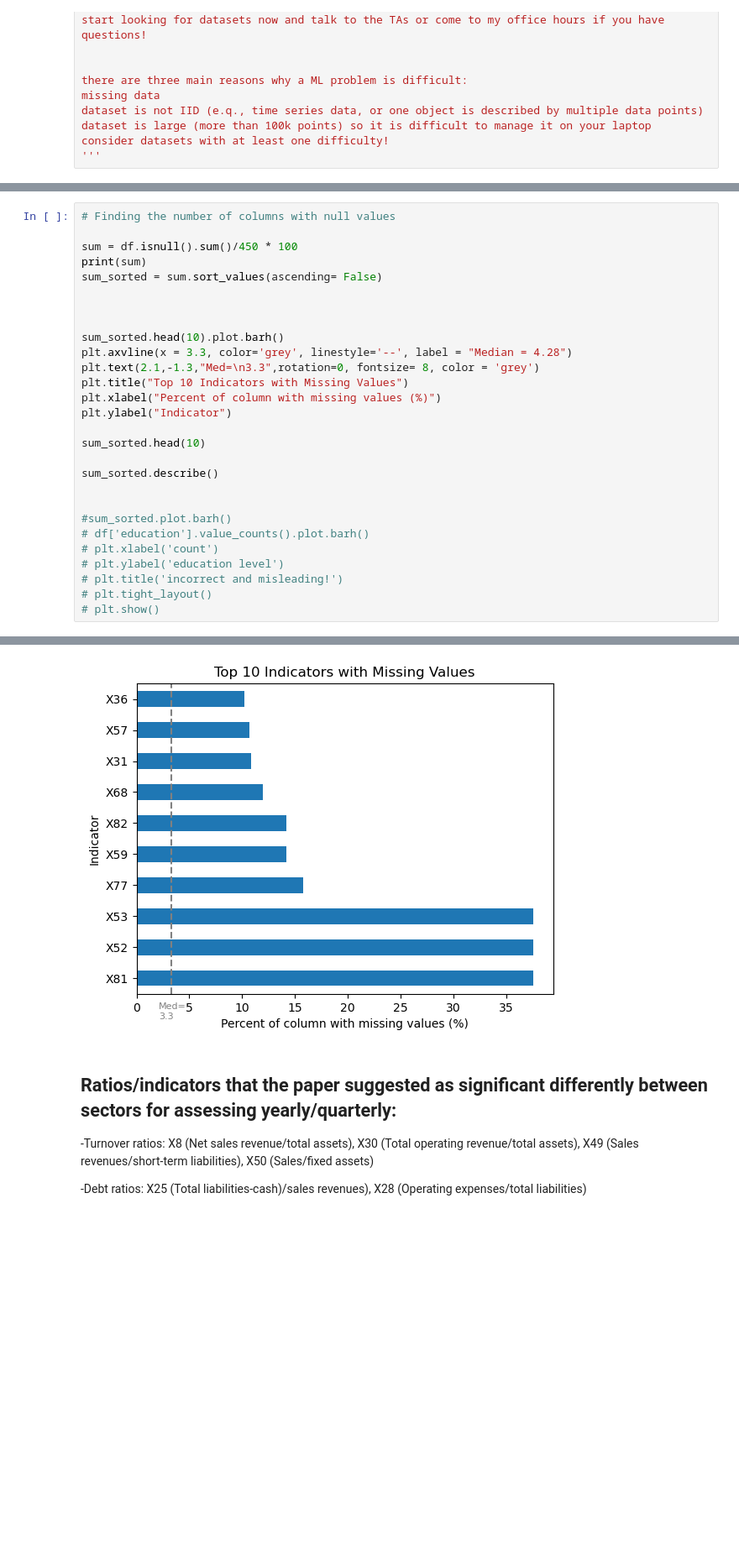
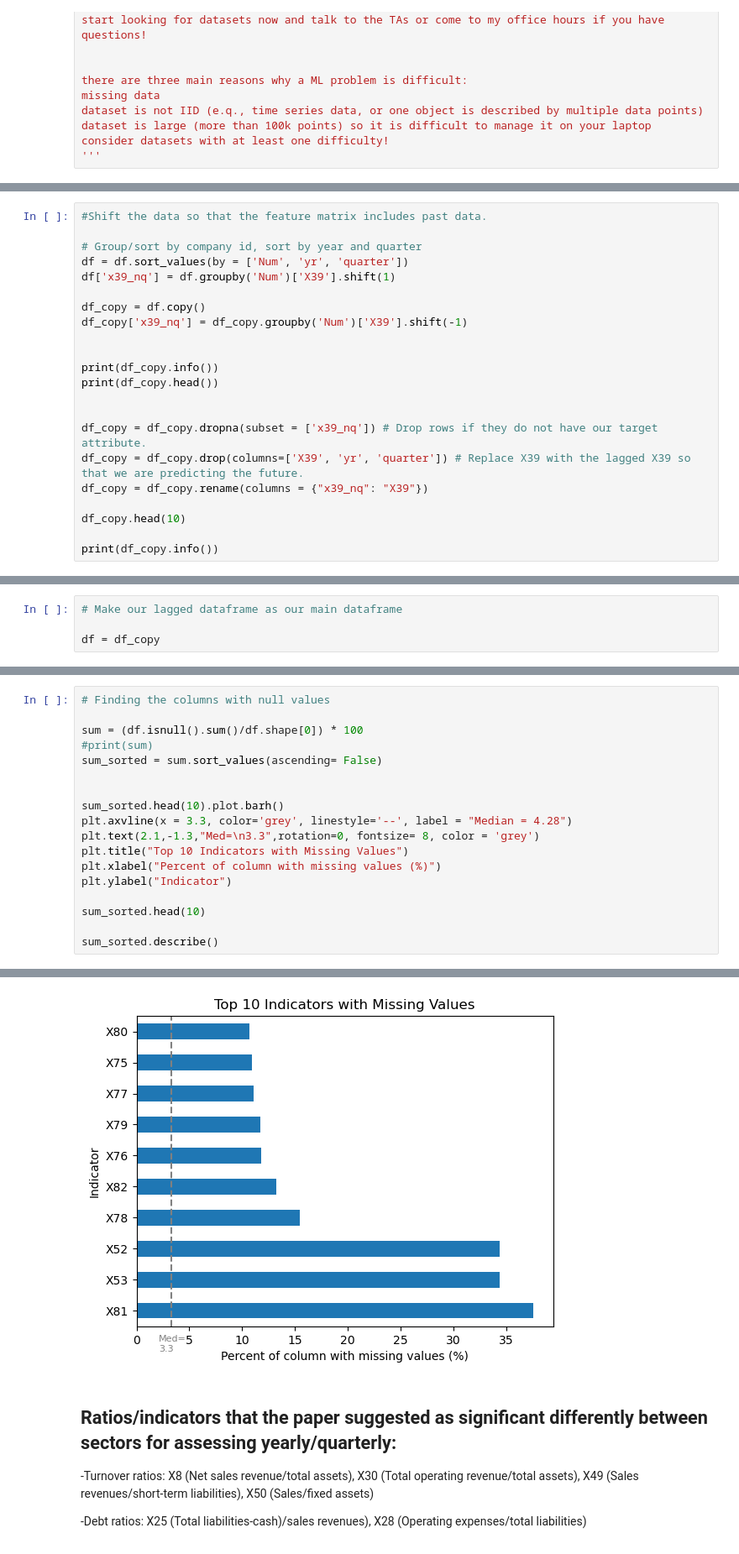
Before and after one commit to dykim3303/v4_group_class, a Jupyter notebook: V4 data/proj.ipynb, the cells around one changed output, grey strips where cells are left out. Shown at 84% size. Drawn from its saved outputs; the diff is of its cells as text; blank space fills up the shorter version.

```diff
--- a/V4 data/proj.ipynb
+++ b/V4 data/proj.ipynb
@@ -131,0 +189,22 @@ None
+# %%
+#Shift the data so that the feature matrix includes past data.
+
+# Group/sort by company id, sort by year and quarter
+df = df.sort_values(by = ['Num', 'yr', 'quarter'])
+df['x39_nq'] = df.groupby('Num')['X39'].shift(1)
+
+df_copy = df.copy()
+df_copy['x39_nq'] = df_copy.groupby('Num')['X39'].shift(-1)
+
+
+print(df_copy.info())
+print(df_copy.head())
+
+
+df_copy = df_copy.dropna(subset = ['x39_nq']) # Drop rows if they do not have our target attribute.
+df_copy = df_copy.drop(columns=['X39', 'yr', 'quarter']) # Replace X39 with the lagged X39 so that we are predicting the future.
+df_copy = df_copy.rename(columns = {"x39_nq": "X39"})
+
+df_copy.head(10)
+
+print(df_copy.info())
@@ -131,0 +229,4 @@ None
+# %%
+# Make our lagged dataframe as our main dataframe
+
+df = df_copy
@@ -161,10 +425,9 @@ Counter({3: 232, 2: 69, 6: 69, 4: 48, 1: 17, 5: 15})
 # %%
-# Finding the number of columns with null values
+# Finding the columns with null values
 
-sum = df.isnull().sum()/450 * 100
-print(sum)
+sum = (df.isnull().sum()/df.shape[0]) * 100
+#print(sum)
 sum_sorted = sum.sort_values(ascending= False)
-
 
 
 sum_sorted.head(10).plot.barh()
@@ -177,13 +440,4 @@ plt.ylabel("Indicator")
 sum_sorted.head(10)
 
 sum_sorted.describe()
-
-
-#sum_sorted.plot.barh()
-# df['education'].value_counts().plot.barh()
-# plt.xlabel('count')
-# plt.ylabel('education level')
-# plt.title('incorrect and misleading!')
-# plt.tight_layout()
-# plt.show()
 # %% [output]
@@ -211,4 +453,4 @@ dtype: float64
-[figure, old version]
+[figure, new version]
 # %% [markdown]
 ## Ratios/indicators that the paper suggested as significant differently between sectors for assessing yearly/quarterly:
 
```
Also changed, not shown: parts of 103 cells of this notebook, 17 other files.
